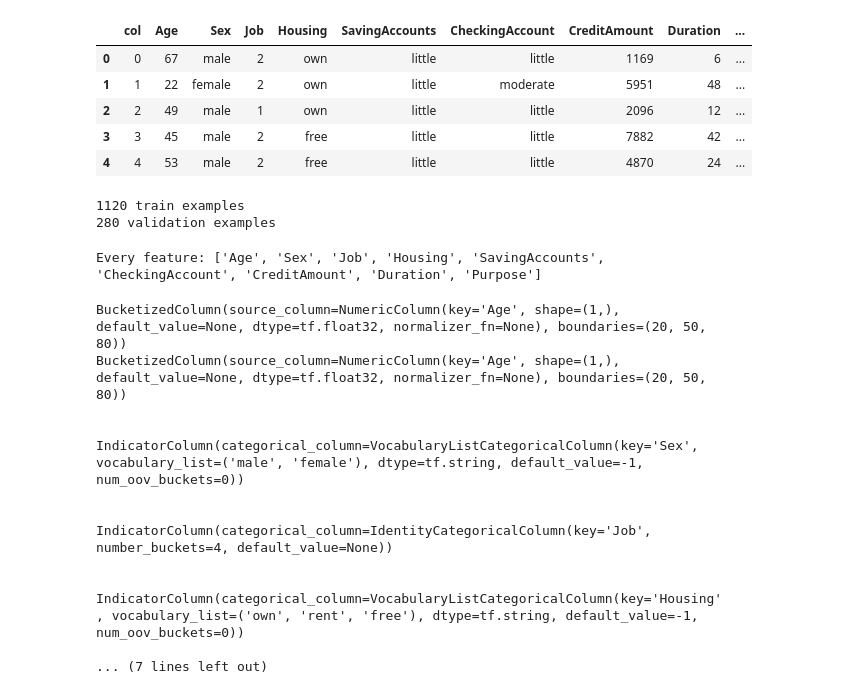
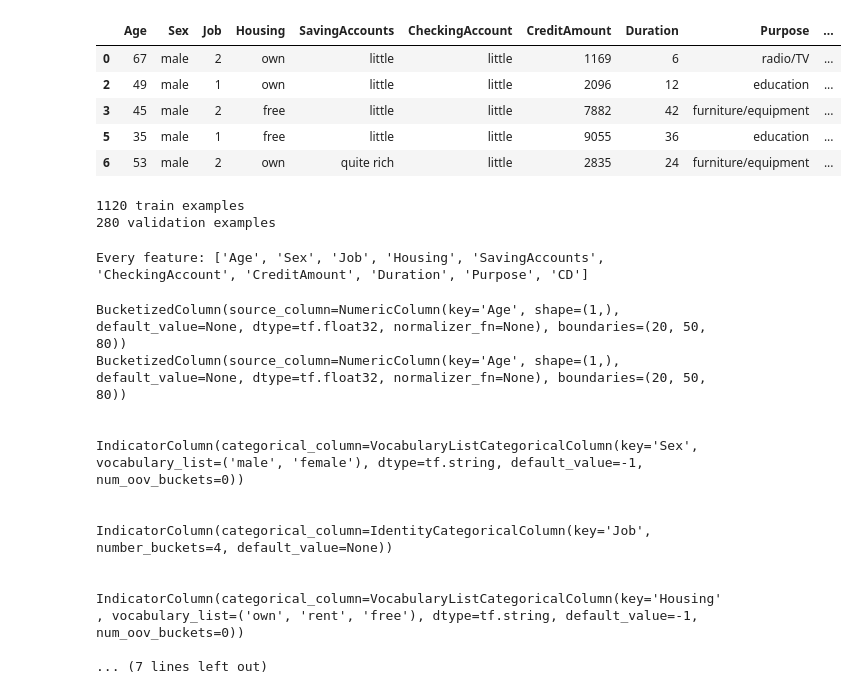
Before and after one commit to ConfuseIous/Credit-Risk-Classifier, a Jupyter notebook: CreditRiskClassifier.ipynb, the cells around one changed output. Drawn from its saved outputs; the diff is of its cells as text; code cells hidden in the pictures.

```diff
--- a/CreditRiskClassifier.ipynb
+++ b/CreditRiskClassifier.ipynb
@@ -15,29 +15,32 @@ csv_file = 'GermanCreditRisk.csv'
 dataframe = pd.read_csv(csv_file)
 # Replace NaN with most common value
 dataframe = dataframe.fillna(dataframe.mode().iloc[0])
-
-dataframe.head()
-# %% [output]
-|  | col | Age | Sex | Job | Housing | SavingAccounts | CheckingAccount | CreditAmount | Duration | ... |
-| 0 | 0 | 67 | male | 2 | own | little | little | 1169 | 6 | ... |
-| 1 | 1 | 22 | female | 2 | own | little | moderate | 5951 | 48 | ... |
-| 2 | 2 | 49 | male | 1 | own | little | little | 2096 | 12 | ... |
-| 3 | 3 | 45 | male | 2 | free | little | little | 7882 | 42 | ... |
-| 4 | 4 | 53 | male | 2 | free | little | little | 4870 | 24 | ... |
 # %%
 dataframe['target'] = np.where(dataframe['Risk']=="bad", 1, 0)
 
 dataframe.head()
 
 # Oversample the minority class
 num_samples = dataframe['target'].value_counts().max()
 df_majority = dataframe[dataframe.target == 0]
 df_minority = dataframe[dataframe.target == 1]
 df_minority_upsampled = df_minority.sample(num_samples, replace=True)
 dataframe = pd.concat([df_majority, df_minority_upsampled])
 
-# # Drop unused columns.
+# Drop unused columns.
 dataframe = dataframe.drop(columns=['col', 'Risk'])
+
+# Create new column called CD which is Credit Amount / Duration
+dataframe['CD'] = dataframe['CreditAmount'] / dataframe['Duration']
+
+dataframe.head()
+# %% [output]
+|  | Age | Sex | Job | Housing | SavingAccounts | CheckingAccount | CreditAmount | Duration | Purpose | ... |
+| 0 | 67 | male | 2 | own | little | little | 1169 | 6 | radio/TV | ... |
+| 2 | 49 | male | 1 | own | little | little | 2096 | 12 | education | ... |
+| 3 | 45 | male | 2 | free | little | little | 7882 | 42 | furniture/equipment | ... |
+| 5 | 35 | male | 1 | free | little | little | 9055 | 36 | education | ... |
+| 6 | 53 | male | 2 | own | quite rich | little | 2835 | 24 | furniture/equipment | ... |
 # %%
 train, val = train_test_split(dataframe, test_size=0.2)
 print(len(train), 'train examples')
@@ -63,7 +66,7 @@ val_ds = df_to_dataset(val, shuffle=False, batch_size=batch_size)
 for feature_batch, label_batch in train_ds.take(1):
   print('Every feature:', list(feature_batch.keys()))
 # %% [output]
-Every feature: ['Age', 'Sex', 'Job', 'Housing', 'SavingAccounts', 'CheckingAccount', 'CreditAmount', 'Duration', 'Purpose']
+Every feature: ['Age', 'Sex', 'Job', 'Housing', 'SavingAccounts', 'CheckingAccount', 'CreditAmount', 'Duration', 'Purpose', 'CD']
 # %%
 # Define the feature columns
 feature_columns = []
```
Also changed, not shown: parts of 3 cells of this notebook, 2 other files.
